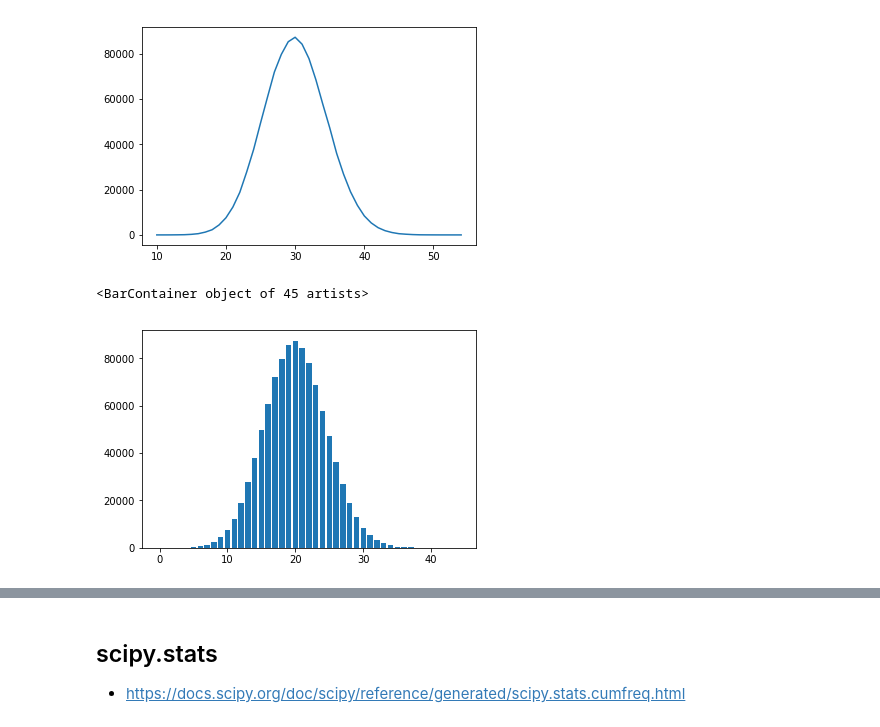
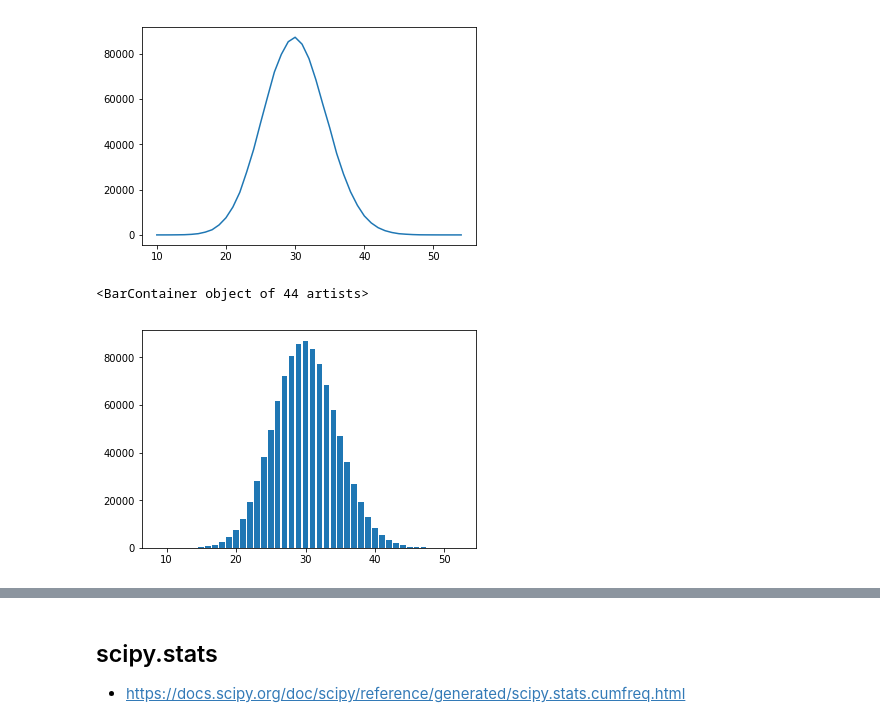
Before and after one commit to yongduek/ieml, a Jupyter notebook: notebooks/random_sample_generation.ipynb, the cells around one changed output, grey strips where cells are left out. Cells and saved outputs as stored; diff of their text form; code cells hidden in the pictures.

```diff
--- a/notebooks/random_sample_generation.ipynb
+++ b/notebooks/random_sample_generation.ipynb
@@ -219,0 +249,3 @@ plt.bar (xcoord, h[0])
+# %%
+unique, counts = np.unique (xbino, return_counts=True)
+unique, counts
@@ -255,0 +275,5 @@ h= plt.plot (cdf)
+# %%
+cdf = np.zeros_like (counts)
+cdf[0] = counts[0]
+for i in range(1, unique.shape[0]):
+    cdf[i] += cdf[i-1] + counts[i]
@@ -276,7 +306,7 @@ plt.plot(hist.keys(), hist.values())
 [<matplotlib.lines.Line2D at 0x...>]
 [figure]
 # %%
-plt.bar (x=range(len(hist)), height=hist.values())
+plt.bar (x=hist.keys(), height=hist.values())
 # %% [output]
-<BarContainer object of 45 artists>
+<BarContainer object of 44 artists>
-[figure, old version]
+[figure, new version]
```
Also changed, not shown: parts of 49 cells of this notebook.
